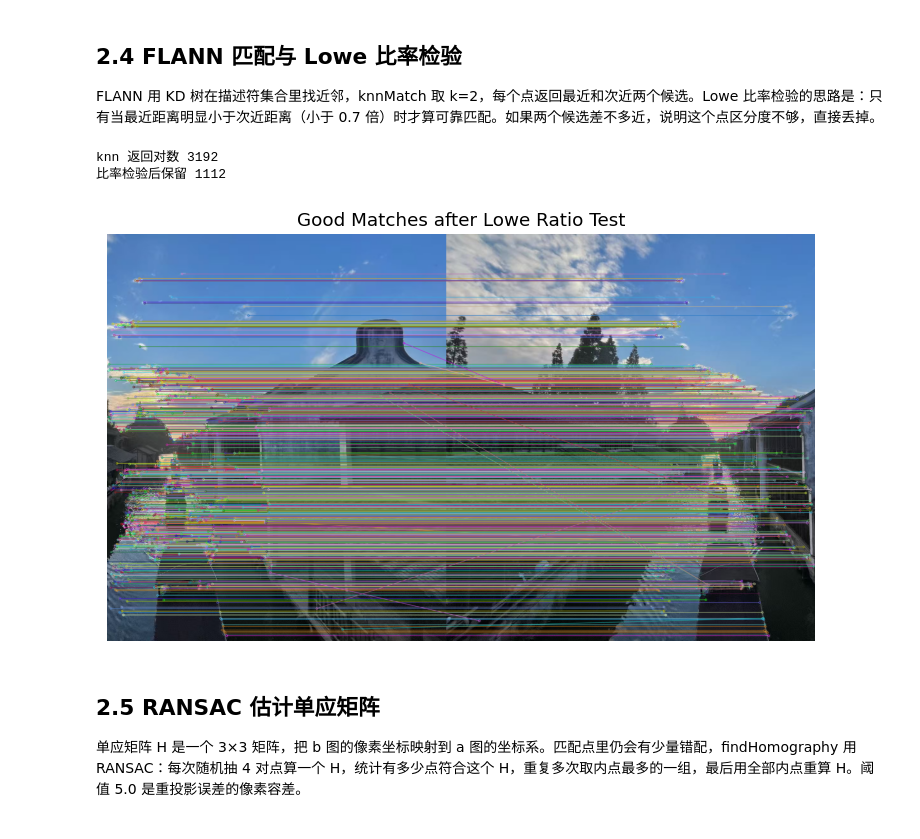
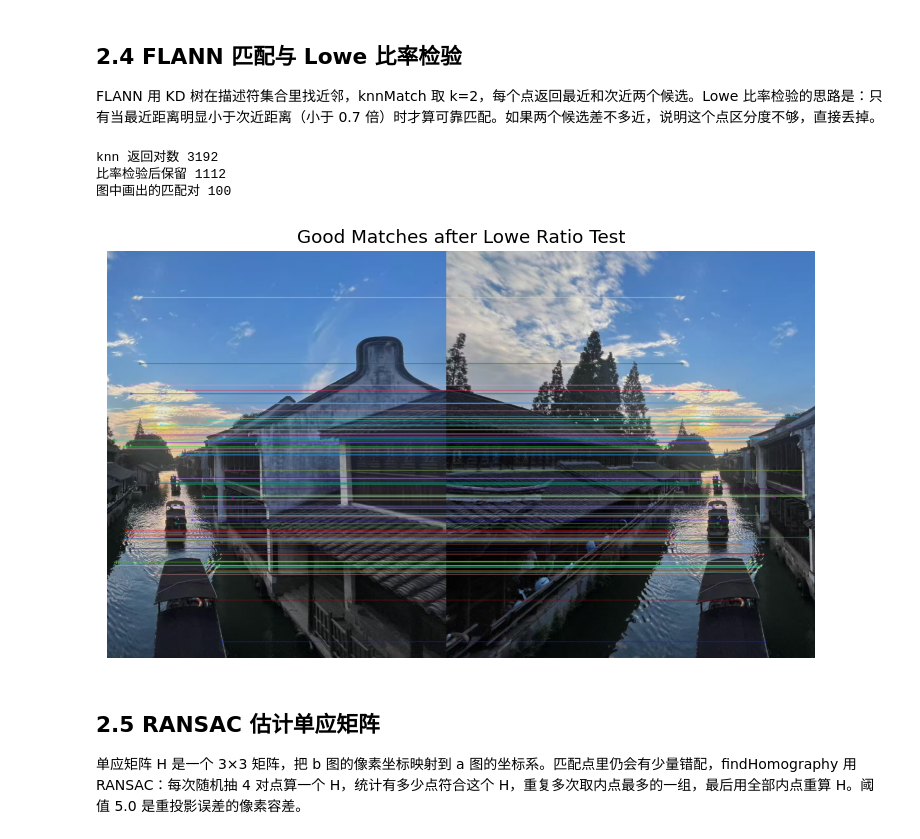
Before and after one commit to liyifan-shanghaimaritimeun/cv-lab3-image-stitching, a Jupyter notebook: 实验三_图像拼接.ipynb, the cells around one changed output. Cells and saved outputs as stored; diff of their text form; code cells hidden in the pictures.

```diff
--- a/实验三_图像拼接.ipynb
+++ b/实验三_图像拼接.ipynb
@@ -88,31 +88,35 @@ FLANN 用 KD 树在描述符集合里找近邻，knnMatch 取 k=2，每个点返
 # %%
 FLANN_INDEX_KDTREE = 1
 index_params = dict(algorithm=FLANN_INDEX_KDTREE, trees=5)
 search_params = dict(checks=50)
 flann = cv2.FlannBasedMatcher(index_params, search_params)
 matches = flann.knnMatch(des_a, des_b, k=2)
 
 good = []
 for m, n in matches:
     if m.distance < 0.7 * n.distance:
         good.append(m)
 
 print('knn 返回对数', len(matches))
 print('比率检验后保留', len(good))
 
-match_vis = cv2.drawMatches(img_a, kp_a, img_b, kp_b, good, None,
+best = sorted(good, key=lambda m: m.distance)[:100]
+print('图中画出的匹配对', len(best))
+
+match_vis = cv2.drawMatches(img_a, kp_a, img_b, kp_b, best, None,
                             flags=cv2.DrawMatchesFlags_NOT_DRAW_SINGLE_POINTS)
 
 plt.figure(figsize=(12, 4.8))
 plt.imshow(cv2.cvtColor(match_vis, cv2.COLOR_BGR2RGB))
 plt.title('Good Matches after Lowe Ratio Test')
 plt.axis('off')
 plt.savefig(os.path.join(OUT_IMG, 'matches.jpg'), dpi=200, bbox_inches='tight')
 plt.show()
 # %% [output]
 knn 返回对数 3192
 比率检验后保留 1112
+图中画出的匹配对 100
-[figure, old version]
+[figure, new version]
 # %% [markdown]
 ## 2.5 RANSAC 估计单应矩阵
 
```
Also changed, not shown: 3 other files.
